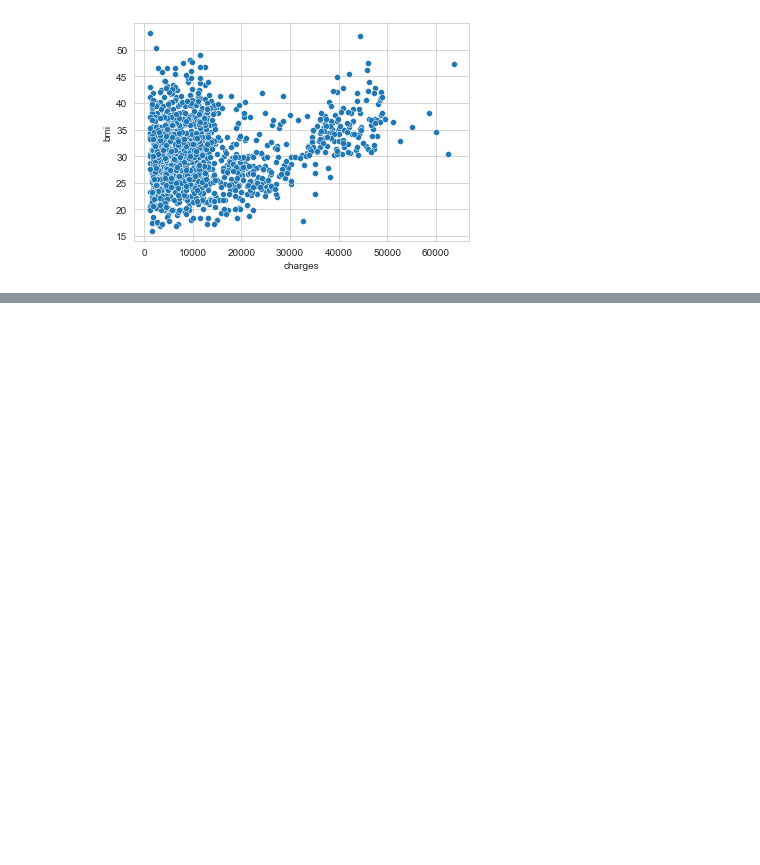
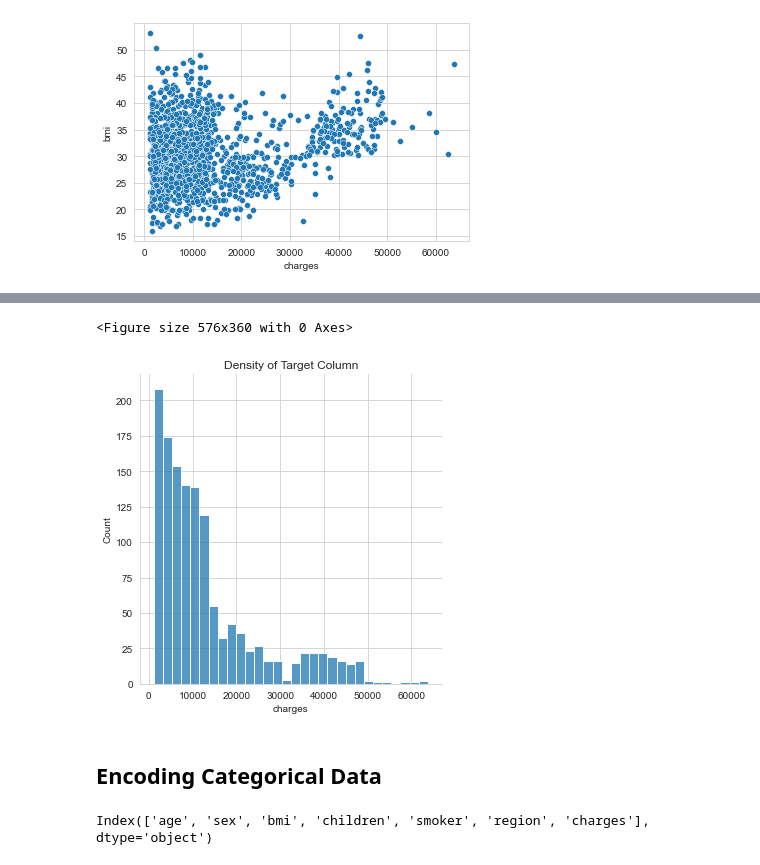
Before and after one commit to Thomas4Daniel/medical-insurance-cost-analysis, a Jupyter notebook: project.ipynb, the cells around one changed output, grey strips where cells are left out. Drawn from its saved outputs; the diff is of its cells as text; code cells hidden in the pictures; blank space fills up the shorter version.

```diff
--- a/project.ipynb
+++ b/project.ipynb
@@ -232,0 +284,8 @@ plt.show()
+# %%
+plt.figure(figsize = (8, 5))
+sns.displot(data['charges'])
+plt.title('Density of Target Column')
+plt.show()
+# %% [output]
+<Figure size 576x360 with 0 Axes>
+[figure, added]
@@ -232,0 +294,6 @@ plt.show()
+# %% [markdown]
+## Encoding Categorical Data
+# %%
+df.columns
+# %% [output]
+Index(['age', 'sex', 'bmi', 'children', 'smoker', 'region', 'charges'], dtype='object')
```
Also changed, not shown: parts of 14 cells of this notebook.
